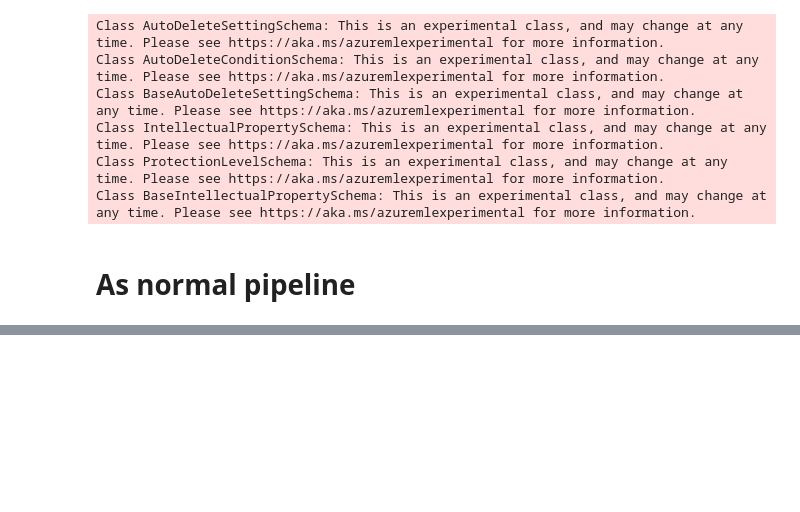
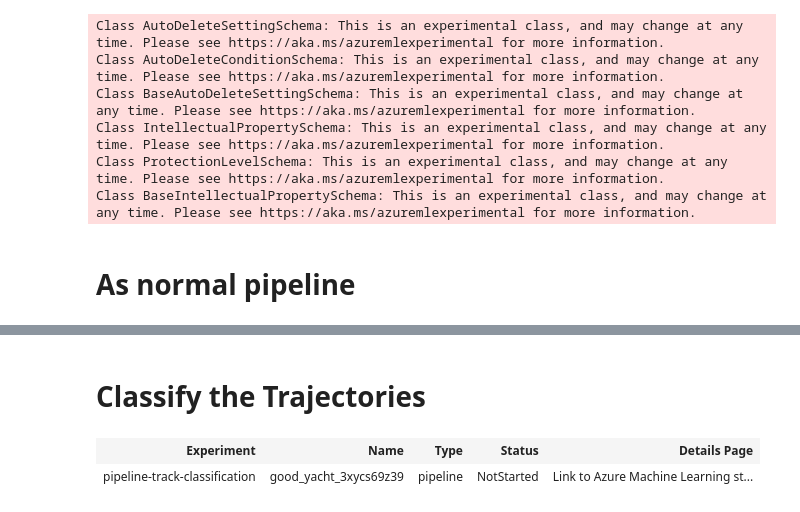
Before and after one commit to axpogroup/AXH-SonarFish, a Jupyter notebook: run_on_azure/launch_kalman_tracking_azure.ipynb, the cells around one changed output, grey strips where cells are left out. Cells and saved outputs as stored; diff of their text form; code cells hidden in the pictures; blank space fills up the shorter version.

Commit message:
pipeline step for running classification

```diff
--- a/run_on_azure/launch_kalman_tracking_azure.ipynb
+++ b/run_on_azure/launch_kalman_tracking_azure.ipynb
@@ -138,0 +132,6 @@ Class BaseIntellectualPropertySchema: This is an experimental class, and may cha
+# %% [markdown]
+# Classify the Trajectories
+# %%
+from azure.ai.ml import load_component
+
+run_classification = load_component(source="./components/classification/classification.yml")
@@ -138,0 +165,26 @@ Class BaseIntellectualPropertySchema: This is an experimental class, and may cha
+# %%
+uri = f'azureml://subscriptions/{subscription}/resourcegroups/{resource_group}/workspaces/{workspace}/datastores/{datastore_name}/paths/'
+uri_train_val_data = f'{uri}stroppel_classification/train_data/cached_features/'
+uri_train_val_gt_data = f'{uri}stroppel_classification/train_data/ground_truth_tracks/'
+
+uri_files_to_classify = f'{uri}stroppel_tracking_output/_test_with_videos/'
+# %%
+pipeline_job = track_classification_pipeline(
+    train_val_data=Input(type=AssetTypes.URI_FOLDER, path=uri_train_val_data, mode=InputOutputModes.DOWNLOAD),
+    train_val_gt_data=Input(type=AssetTypes.URI_FOLDER, path=uri_train_val_gt_data, mode=InputOutputModes.DOWNLOAD),
+    files_to_classify=Input(type=AssetTypes.URI_FOLDER, path=uri_files_to_classify, mode=InputOutputModes.DOWNLOAD),
+)
+
+import shutil
+# copy library files to job source directory temporarily
+pth = './components/classification/src/analysis/classification_utils/'
+shutil.copytree('../analysis/classification_utils/', pth)
+
+pipeline_job_run = ml_client.jobs.create_or_update(
+    pipeline_job, experiment_name="pipeline-track-classification"
+)
+shutil.rmtree(pth)
+pipeline_job_run
+# %% [output]
+| Experiment | Name | Type | Status | Details Page |
+| pipeline-track-classification | good_yacht_3xycs69z39 | pipeline | NotStarted | Link to Azure Machine Learning st... |
```
Also changed, not shown: parts of 3 cells of this notebook, 33 other files.
